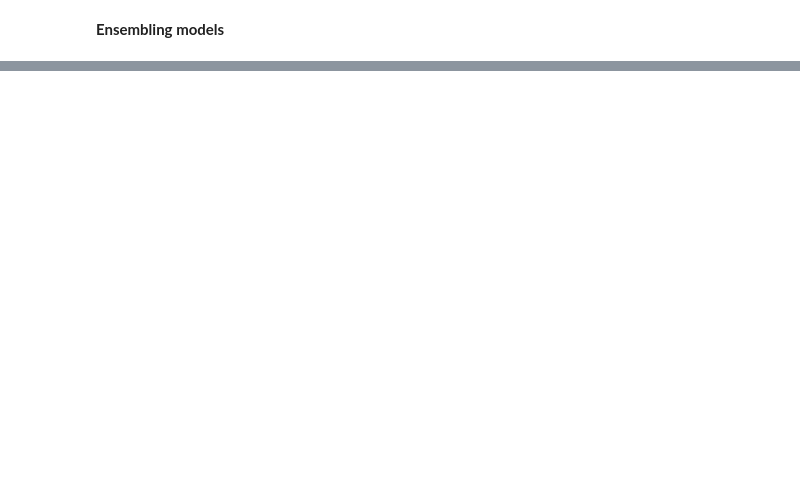
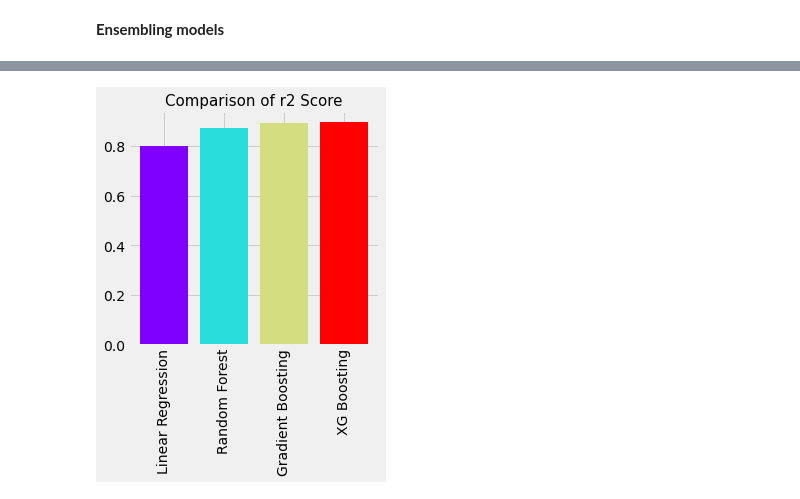
Before and after one commit to ram-thiagu/Medical-Expenses-Prediction, a Jupyter notebook: Medical_Expenses_Prediction.ipynb, the cells around one changed output, grey strips where cells are left out. Cells and saved outputs as stored; diff of their text form; code cells hidden in the pictures; blank space fills up the shorter version.

```diff
--- a/Medical_Expenses_Prediction.ipynb
+++ b/Medical_Expenses_Prediction.ipynb
@@ -298,0 +319,15 @@ TypeError: ignored
+# %%
+r2_score = np.array([0.798, 0.874, 0.894, 0.895])
+labels = np.array(['Linear Regression', 'Random Forest' 'Gradient Boosting', 'XG Boosting'])
+index = np.argsort(r2_score)
+color = plt.cm.rainbow(np.linspace(0, 1, 4, 8))
+
+plt.style.use('fivethirtyeight')
+plt.rcParams['figure.figsize'] = (4, 4)
+
+plt.bar(range(len(index)), r2_score[index], color = color)
+plt.xticks(range(0, 4), ['Linear Regression', 'Random Forest','Gradient Boosting', 'XG Boosting'], rotation = 90)
+plt.title('Comparison of r2 Score', fontsize = 15)
+plt.show()
+# %% [output]
+[figure, added]
```
Also changed, not shown: parts of 13 cells of this notebook.
